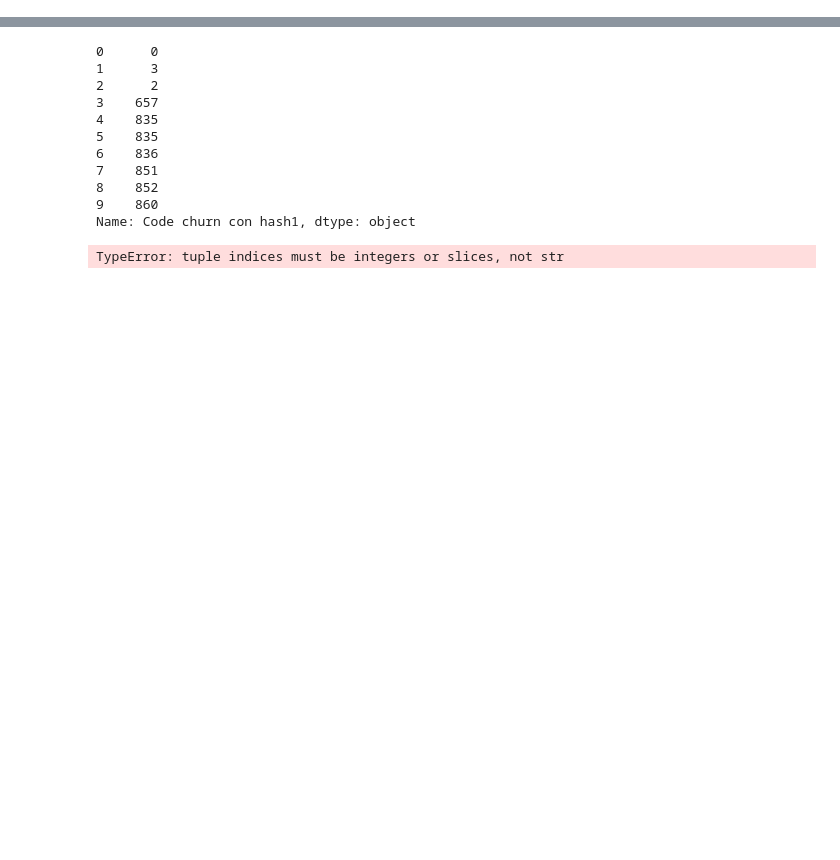
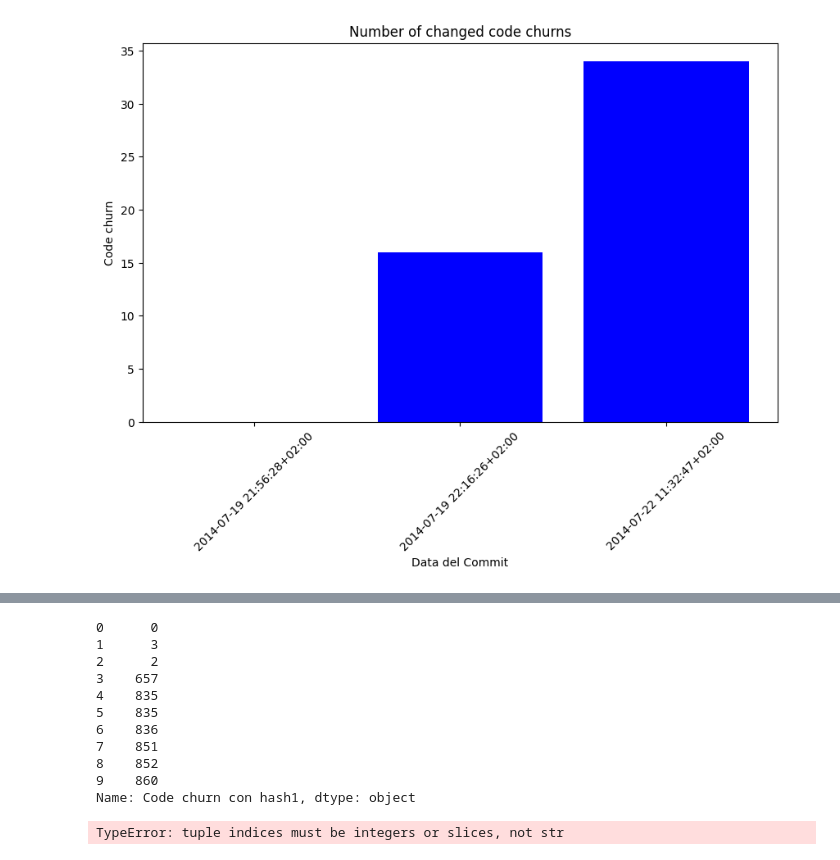
Before and after one commit to CostaMart/ing-soft2, a Jupyter notebook: provepm.ipynb, the cells around one changed output, grey strips where cells are left out. Cells and saved outputs as stored; diff of their text form; code cells hidden in the pictures; blank space fills up the shorter version.

```diff
--- a/provepm.ipynb
+++ b/provepm.ipynb
@@ -40,0 +36,5 @@ result
+# %%
+plotCC = co.codeC(result)
+plotCC.show()
+# %% [output]
+[figure, added]
```
Also changed, not shown: parts of 12 cells of this notebook, 2 other files.
